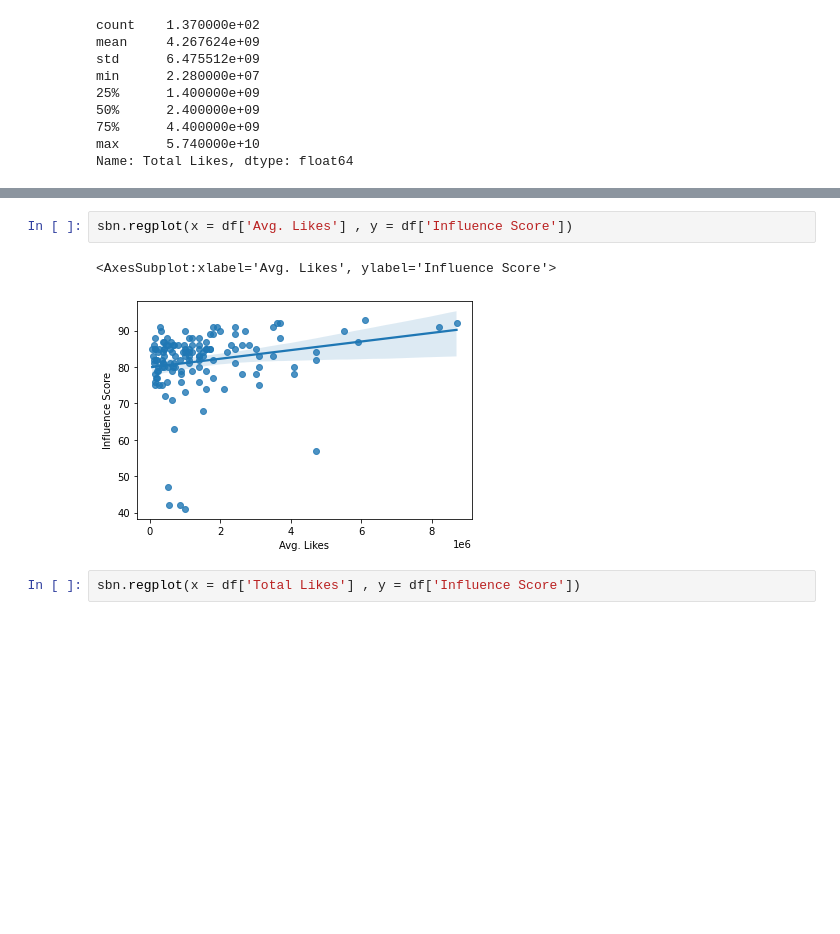
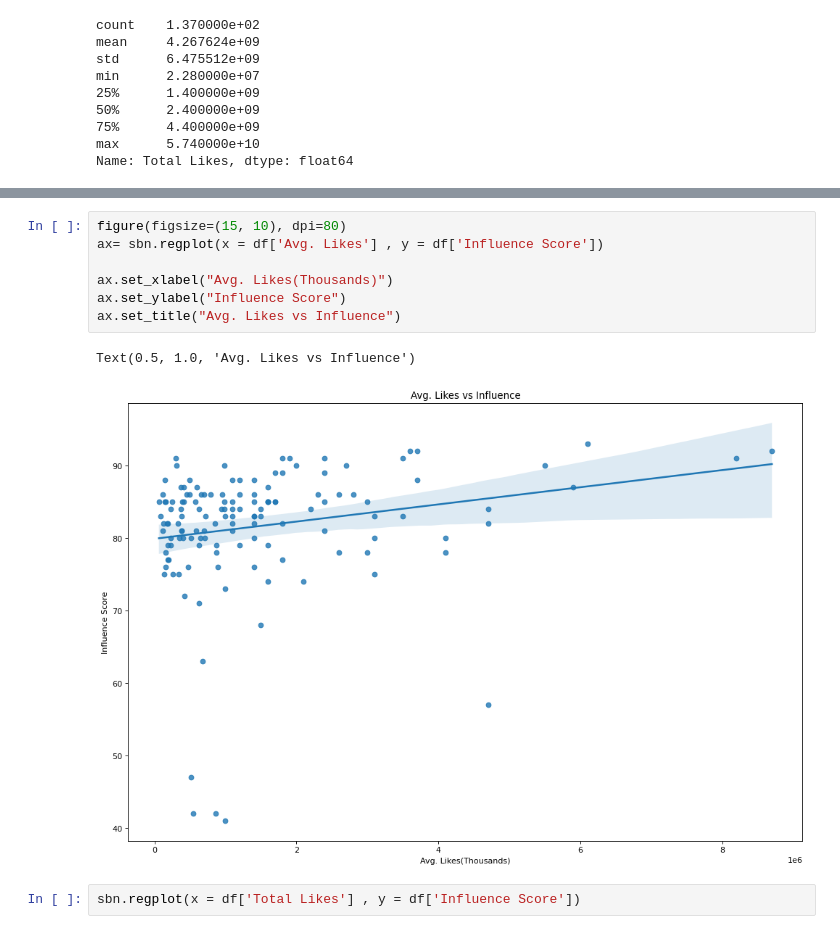
Before and after one commit to Mseymour16/CCIC_DS1, a Jupyter notebook: DS1 Project 1.ipynb, the cells around one changed output, grey strips where cells are left out. Saved outputs shown, nothing was run; the diff lists cells and outputs as text; blank space fills up the shorter version.

```diff
--- a/DS1 Project 1.ipynb
+++ b/DS1 Project 1.ipynb
@@ -148,8 +158,13 @@ df.corr()
 # %%
-sbn.regplot(x = df['Avg. Likes'] , y = df['Influence Score'])
+figure(figsize=(15, 10), dpi=80)
+ax= sbn.regplot(x = df['Avg. Likes'] , y = df['Influence Score'])
+
+ax.set_xlabel("Avg. Likes(Thousands)")
+ax.set_ylabel("Influence Score")
+ax.set_title("Avg. Likes vs Influence")
 # %% [output]
-<AxesSubplot:xlabel='Avg. Likes', ylabel='Influence Score'>
+Text(0.5, 1.0, 'Avg. Likes vs Influence')
-[figure, old version]
+[figure, new version]
 # %%
 sbn.regplot(x = df['Total Likes'] , y = df['Influence Score'])
 # %% [output]
```
Also changed, not shown: parts of 2 cells of this notebook, 1 other file.
